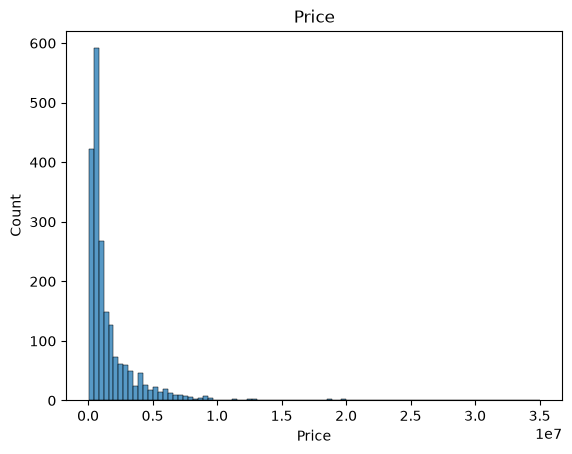
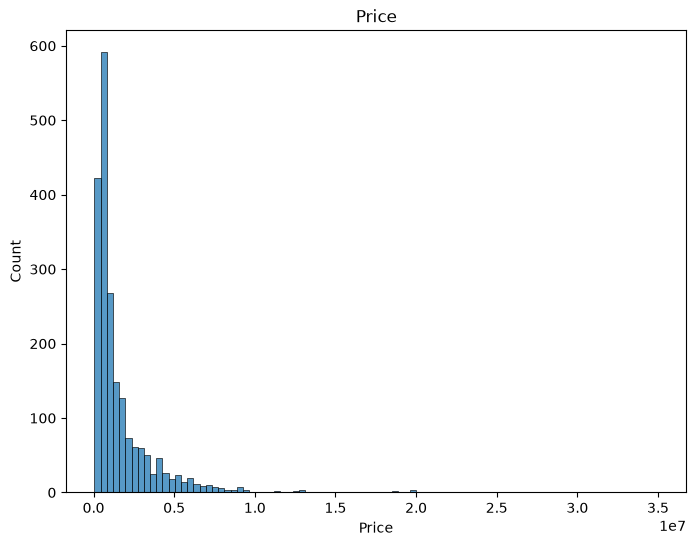
The notebook cell's code change between the first figure and the second:
--- before
+++ after
@@ -1,3 +1,4 @@
 for col in numeric_cols: 
+    plt.figure(figsize=(8,6))
     sns.histplot(df[col]) 
     plt.title(col) 

Commit: Added figuresize to graphs